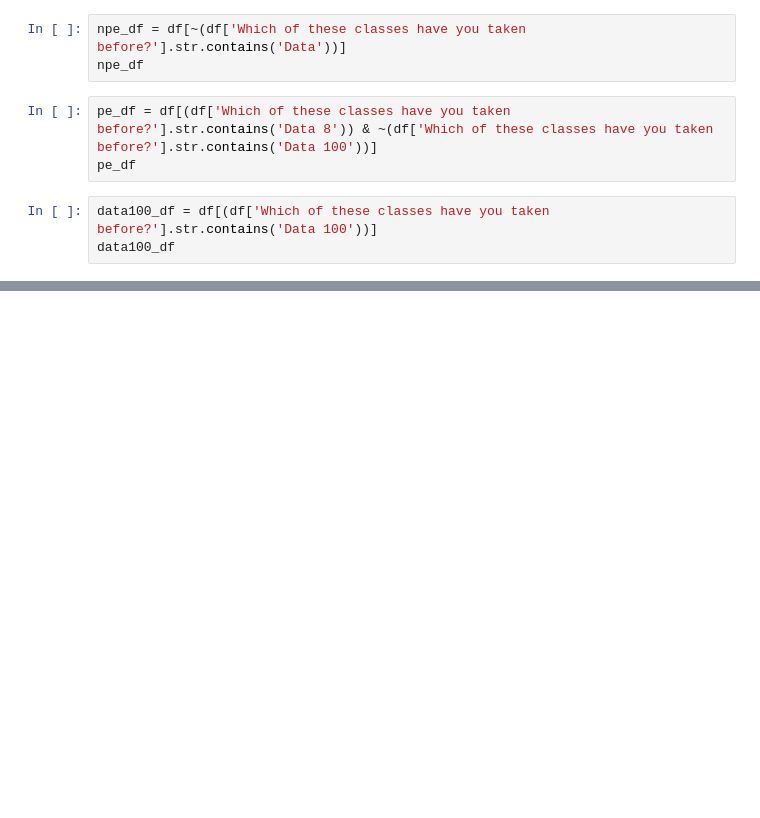
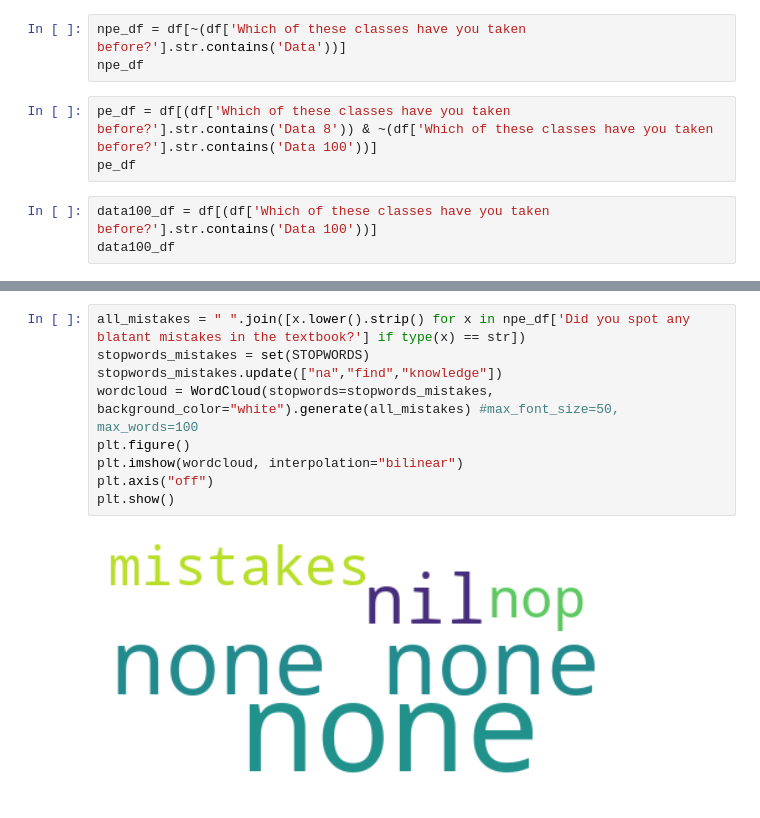
Before and after one commit to rohanjha123/data-h195, a Jupyter notebook: analysis/Labs_Feedback.ipynb, the cells around one changed output, grey strips where cells are left out. Cells and saved outputs as stored; diff of their text form; blank space fills up the shorter version.

```diff
--- a/analysis/Labs_Feedback.ipynb
+++ b/analysis/Labs_Feedback.ipynb
@@ -65,0 +193,11 @@ for i in range(3):
+# %%
+all_mistakes = " ".join([x.lower().strip() for x in npe_df['Did you spot any blatant mistakes in the textbook?'] if type(x) == str])
+stopwords_mistakes = set(STOPWORDS)
+stopwords_mistakes.update(["na","find","knowledge"])
+wordcloud = WordCloud(stopwords=stopwords_mistakes, background_color="white").generate(all_mistakes) #max_font_size=50, max_words=100
+plt.figure()
+plt.imshow(wordcloud, interpolation="bilinear")
+plt.axis("off")
+plt.show()
+# %% [output]
+[figure, added]
```
Also changed, not shown: parts of 19 cells of this notebook, 4 other files.
